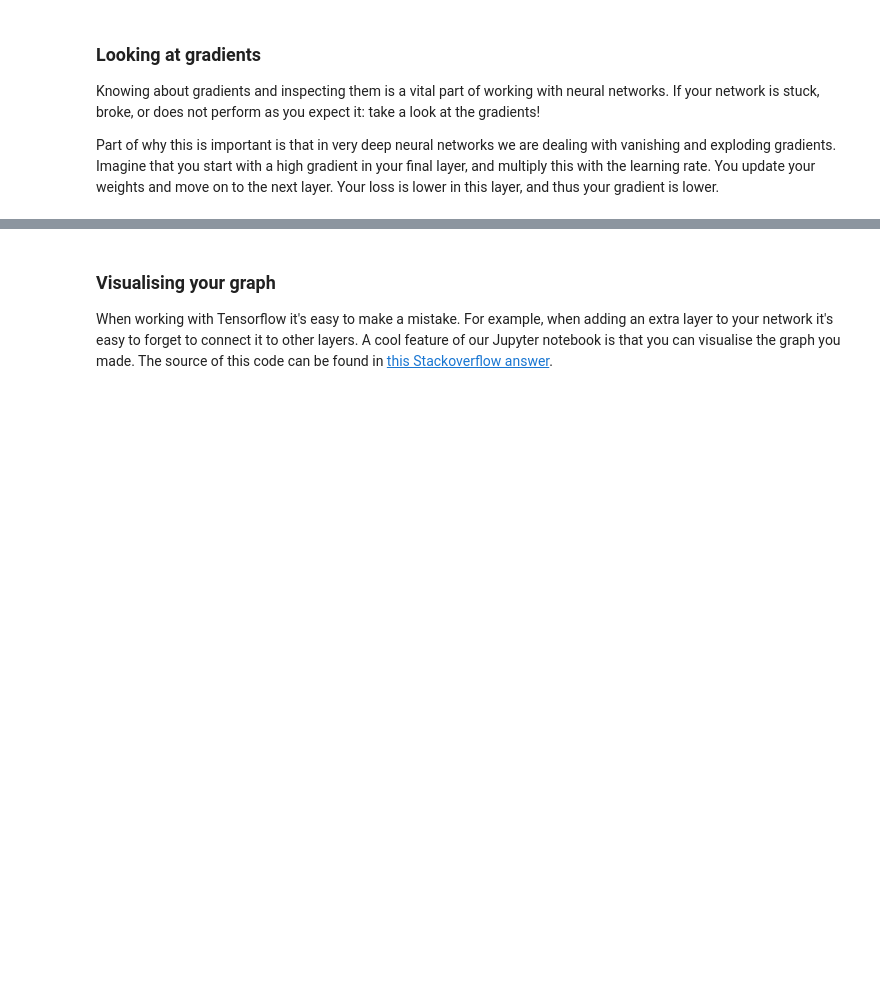
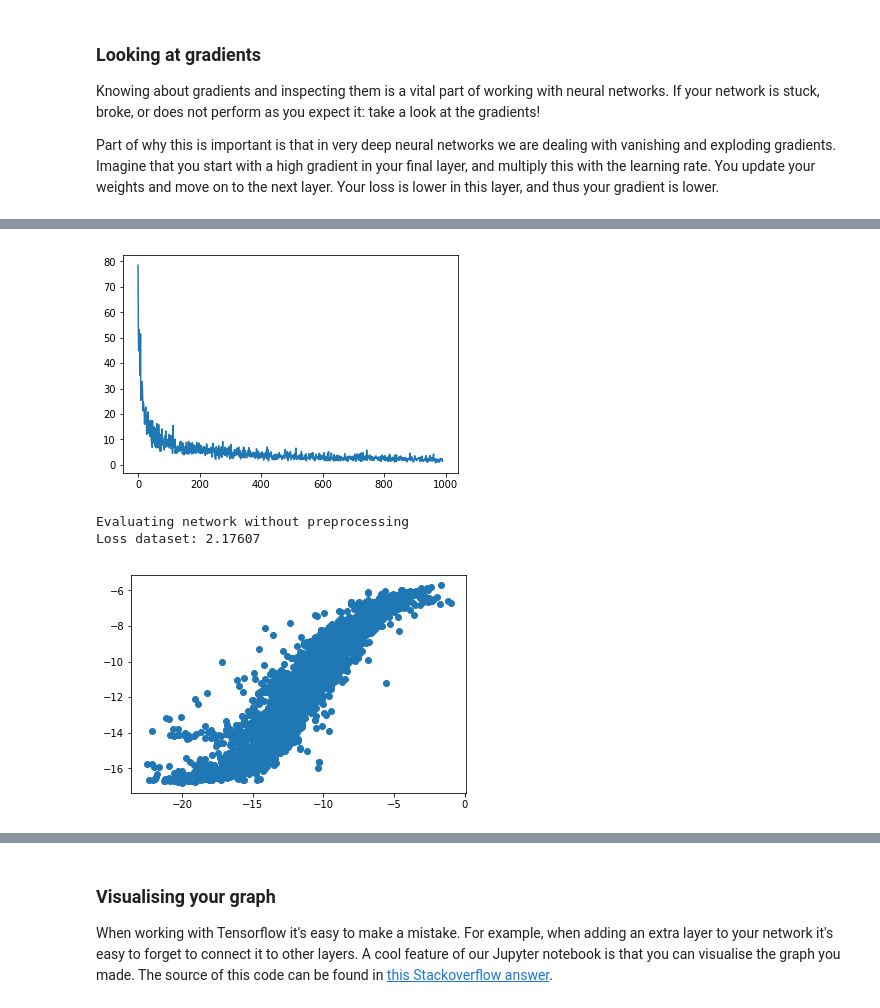
Before and after one commit to rmeertens/tensorflowcourse, a Jupyter notebook: Section 3 Predicting ground state energies of molecules.ipynb, the cells around one changed output, grey strips where cells are left out. Cells and saved outputs as stored; diff of their text form; code cells hidden in the pictures; blank space fills up the shorter version.

```diff
--- a/Section 3 Predicting ground state energies of molecules.ipynb
+++ b/Section 3 Predicting ground state energies of molecules.ipynb
@@ -296,0 +342,24 @@ Last section we made our first multi-layer neural network. Let's first try to se
+# %%
+import random
+%matplotlib inline
+import matplotlib.pyplot as plt
+COMPARE_MSE_ITERATIONS = 1000
+## Without standardizing our data:
+losses = reset_and_train_network(sess,X_train.values,
+                                 Y_train.values,
+                                 64,
+                                COMPARE_MSE_ITERATIONS,
+                                optimizer,
+                                input_pl,
+                                output_pl,
+                                loss,
+                                verbose=False)
+plt.plot(losses[10:])
+plt.show()
+print("Evaluating network without preprocessing")
+evaluate_network(sess,X_test, Y_test,network_prediction, input_pl, output_pl, loss)
+# %% [output]
+[figure, added]
+Evaluating network without preprocessing
+Loss dataset: 2.17607
+[figure, added]
```
Also changed, not shown: parts of 39 cells of this notebook.
